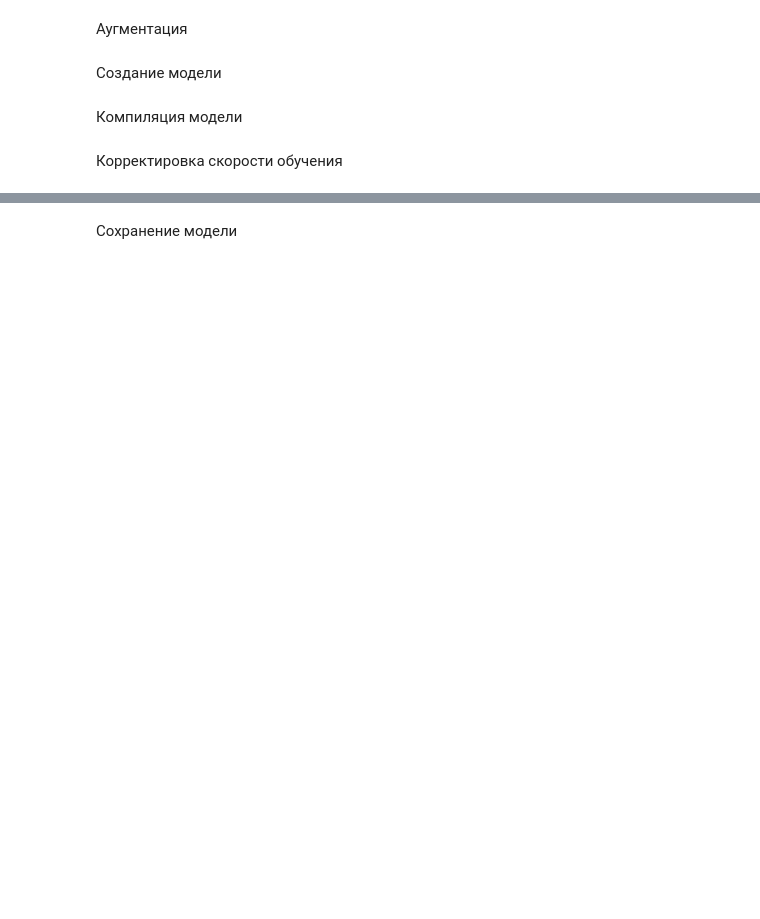
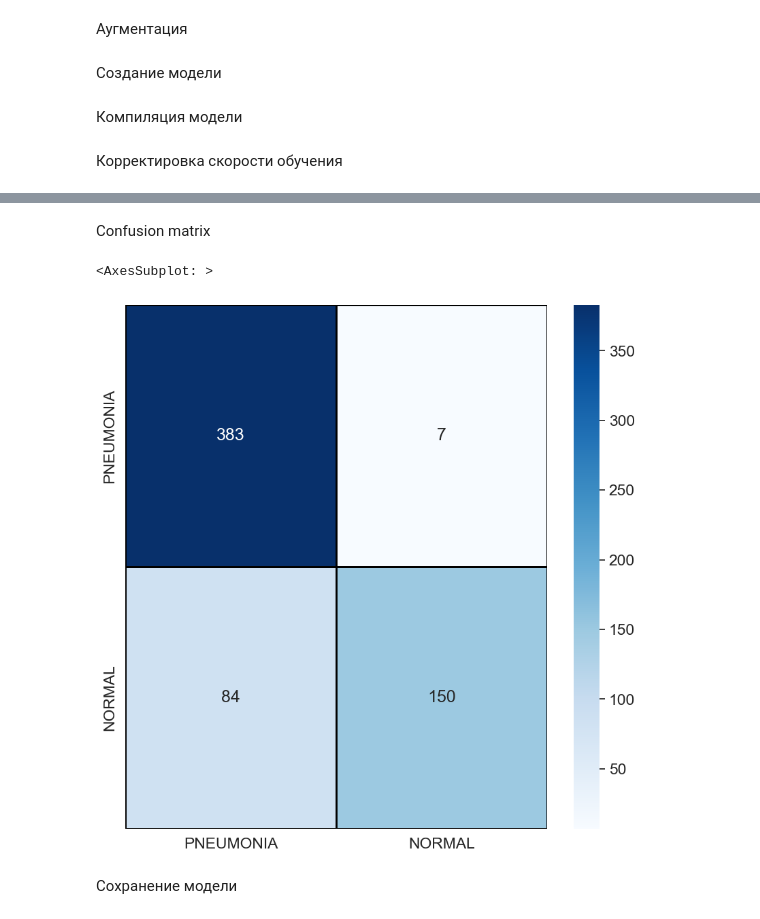
Before and after one commit to makarty/pneumonia-detection, a Jupyter notebook: notebooks/main.ipynb, the cells around one changed output, grey strips where cells are left out. Drawn from its saved outputs; the diff is of its cells as text; code cells hidden in the pictures; blank space fills up the shorter version.

```diff
--- a/notebooks/main.ipynb
+++ b/notebooks/main.ipynb
@@ -207,0 +249,3 @@ score_plot((train_acc, test_acc), ('train', 'test'), title="Score", color=('#069
+# %%
+train_pred = np.where(train_predictions > THRESHOLD, 1, 0)
+test_pred = np.where(test_predictions > THRESHOLD, 1, 0)
@@ -208,3 +265,14 @@ score_plot((train_acc, test_acc), ('train', 'test'), title="Score", color=('#069
+# %% [markdown]
+Confusion matrix
+# %%
+cm = confusion_matrix(y_test, test_pred)
+cm = pd.DataFrame(cm , index = ['0','1'] , columns = ['0','1'])
+
+plt.figure(figsize = (10,10))
+sns.heatmap(cm,cmap= "Blues", linecolor = 'black' , linewidth = 1 , annot = True, fmt='',xticklabels = labels,yticklabels = labels)
+# %% [output]
+<AxesSubplot: >
+[figure, added]
 # %% [markdown]
 Сохранение модели
 # %%
```
Also changed, not shown: parts of 18 cells of this notebook.
